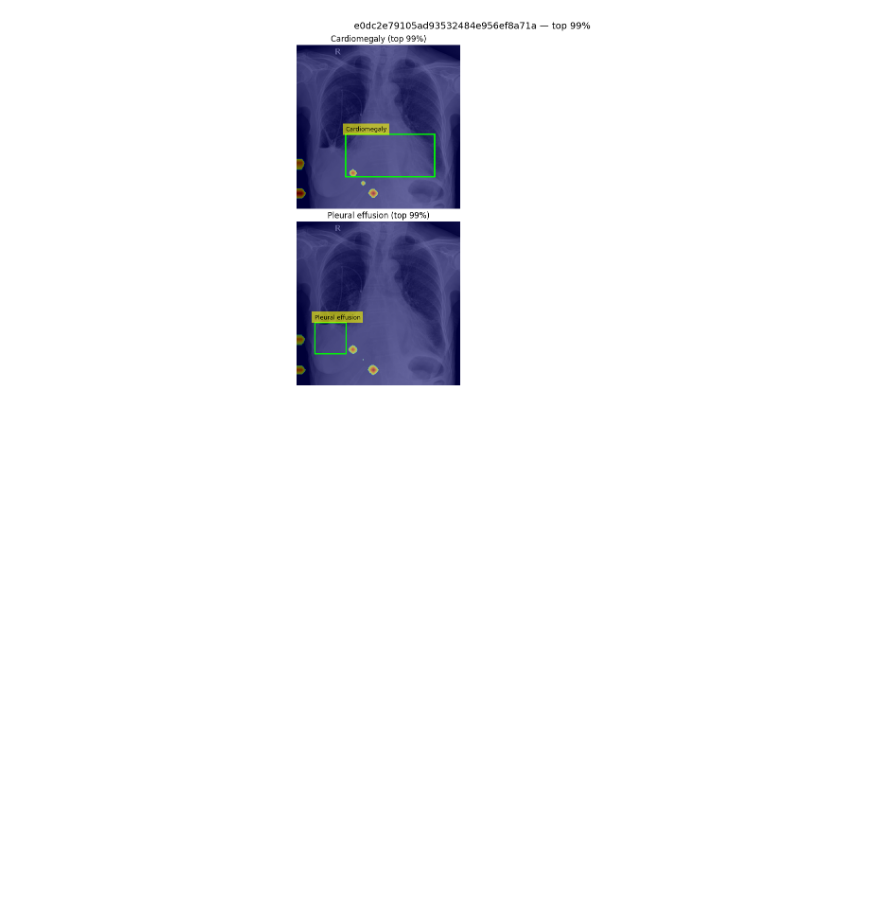
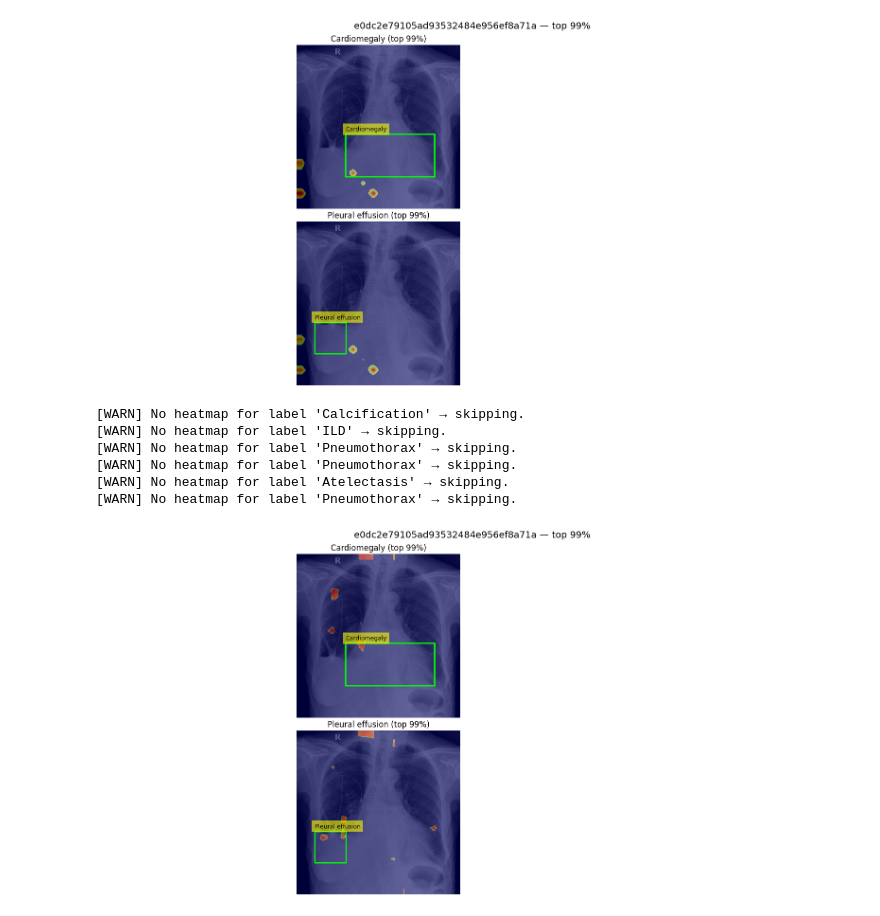
Before and after one commit to harshvardhan10/ALBEF, a Jupyter notebook: notebooks/visualize_heatmaps.ipynb, the cells around one changed output. Drawn from its saved outputs; the diff is of its cells as text; code cells hidden in the pictures; blank space fills up the shorter version.

```diff
--- a/notebooks/visualize_heatmaps.ipynb
+++ b/notebooks/visualize_heatmaps.ipynb
@@ -396,3 +414,22 @@ visualize_heatmaps_and_gt_per_label_percentile(
 [WARN] No heatmap for label 'Atelectasis' → skipping.
 [WARN] No heatmap for label 'Pneumothorax' → skipping.
 [figure]
+# %%
+# with token mask
+
+visualize_heatmaps_and_gt_per_label_percentile(
+    image_id="e0dc2e79105ad93532484e956ef8a71a",
+    images_root="/home/woody/iwi5/iwi5362h/data/vindr_cxr/test/",
+    annotations_csv=annotations_csv,
+    meta_csv=meta_csv,
+    heatmaps_root=Path("/home/woody/iwi5/iwi5362h/ALBEF/results/zero_shot_vindr_results/heatmaps_grad_crossattn_token_mask/"),
+    percentile=99
+)
+# %% [output]
+[WARN] No heatmap for label 'Calcification' → skipping.
+[WARN] No heatmap for label 'ILD' → skipping.
+[WARN] No heatmap for label 'Pneumothorax' → skipping.
+[WARN] No heatmap for label 'Pneumothorax' → skipping.
+[WARN] No heatmap for label 'Atelectasis' → skipping.
+[WARN] No heatmap for label 'Pneumothorax' → skipping.
+[figure, added]
```
Also changed, not shown: parts of 1 cell of this notebook, 2 other files.
